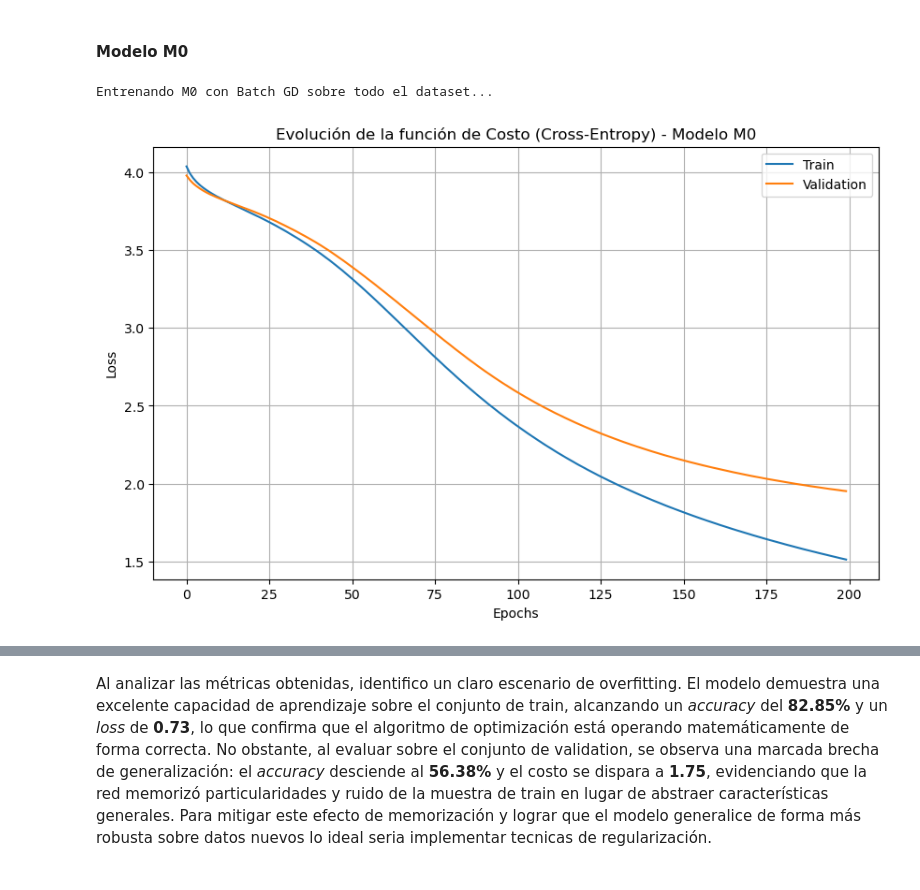
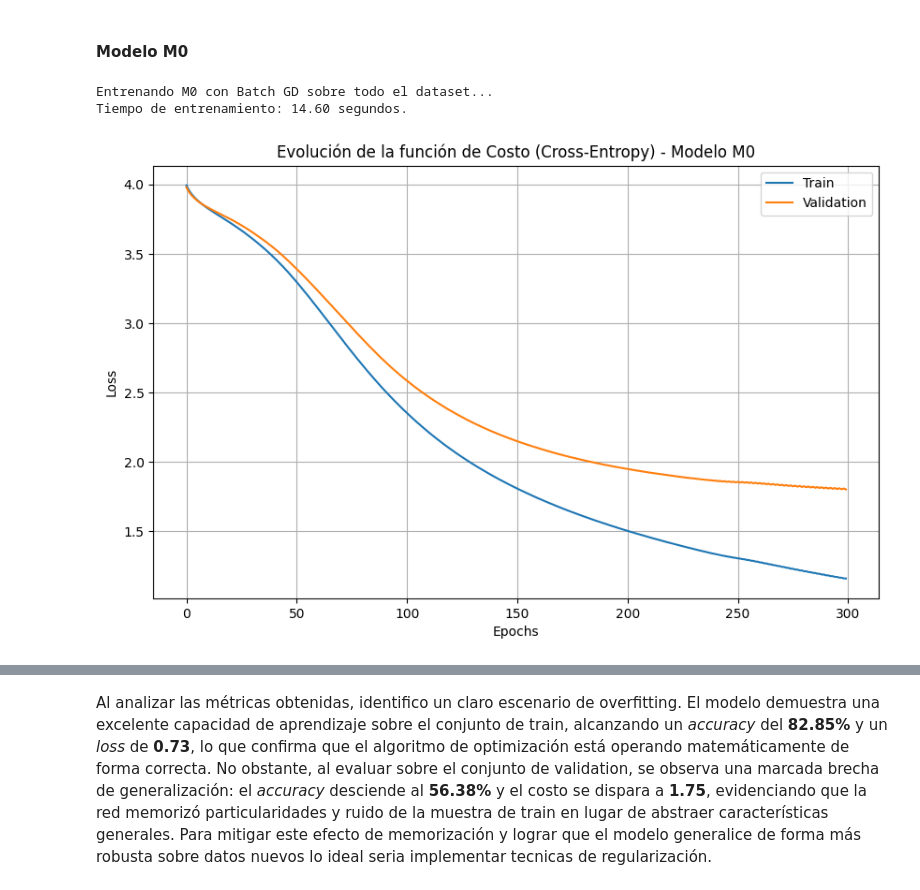
Before and after one commit to Santicar575/TP3_ML_Redes_Neuronales, a Jupyter notebook: notebooks/Entrega_TP3.ipynb, the cells around one changed output, grey strips where cells are left out. Saved outputs shown, nothing was run; the diff lists cells and outputs as text; code cells hidden in the pictures.

```diff
--- a/notebooks/Entrega_TP3.ipynb
+++ b/notebooks/Entrega_TP3.ipynb
@@ -155,40 +156,48 @@ A partir de los resultados obtenidos en esta prueba inicial, se verifica el corr
 # %%
 # M0: 2 capas ocultas (128 y 64 nodos).
 n_layers_M0 = 3
+# 784 es la dimension de cada imagen (28x28) y 49 la dimension de la salida (49 clases)
 nodes_per_layer_M0 = [784, 128, 64, 49]
 
 M0 = MLP(n_layers=n_layers_M0, nodes_per_layer=nodes_per_layer_M0, random_seed=RANDOM_SEED)
 
 X_train_full = X_train.T  # Traspongo para que cada columna sea un dato
 num_classes = 49
 y_train_full = np.zeros((num_classes, len(y_train)))
 for i in range(len(y_train)):
     y_train_full[int(y_train[i]), i] = 1
 
 X_val_full = X_val.T
 y_val_full = np.zeros((num_classes, len(y_val)))
 for i in range(len(y_val)):
     y_val_full[int(y_val[i]), i] = 1
 
+start_time = time.time()
 print("Entrenando M0 con Batch GD sobre todo el dataset...")
+
 # Le paso X_val e y_val para que vaya calculando el error de validation época a época
-train_loss, val_loss = M0.fit(X_train_full, y_train_full,
-                              eta_0=0.1, epochs=200,
+train_loss_M0, val_loss_M0 = M0.fit(X_train_full, y_train_full,
+                              eta_0=0.1, epochs=300,
                               X_val=X_val_full, y_val=y_val_full)
+
+end_time = time.time()
+training_time_M0 = end_time - start_time
+print(f"Tiempo de entrenamiento: {training_time:.2f} segundos.")
 
 # --- Gráfico de evolución de costo ---
 plt.figure(figsize=(10, 6))
-plt.plot(train_loss, label='Train')
-plt.plot(val_loss, label='Validation')
+plt.plot(train_loss_M0, label='Train')
+plt.plot(val_loss_M0, label='Validation')
 plt.title('Evolución de la función de Costo (Cross-Entropy) - Modelo M0')
 plt.xlabel('Epochs')
 plt.ylabel('Loss')
 plt.legend()
 plt.grid(True)
 plt.show()
 # %% [output]
 Entrenando M0 con Batch GD sobre todo el dataset...
+Tiempo de entrenamiento: 14.60 segundos.
-[figure, old version]
+[figure, new version]
 # %%
 # Evaluar Entrenamiento
 cm_train, class_accs_train_M0 = evaluate_model(
```
Also changed, not shown: parts of 13 cells of this notebook, 1 other file.
